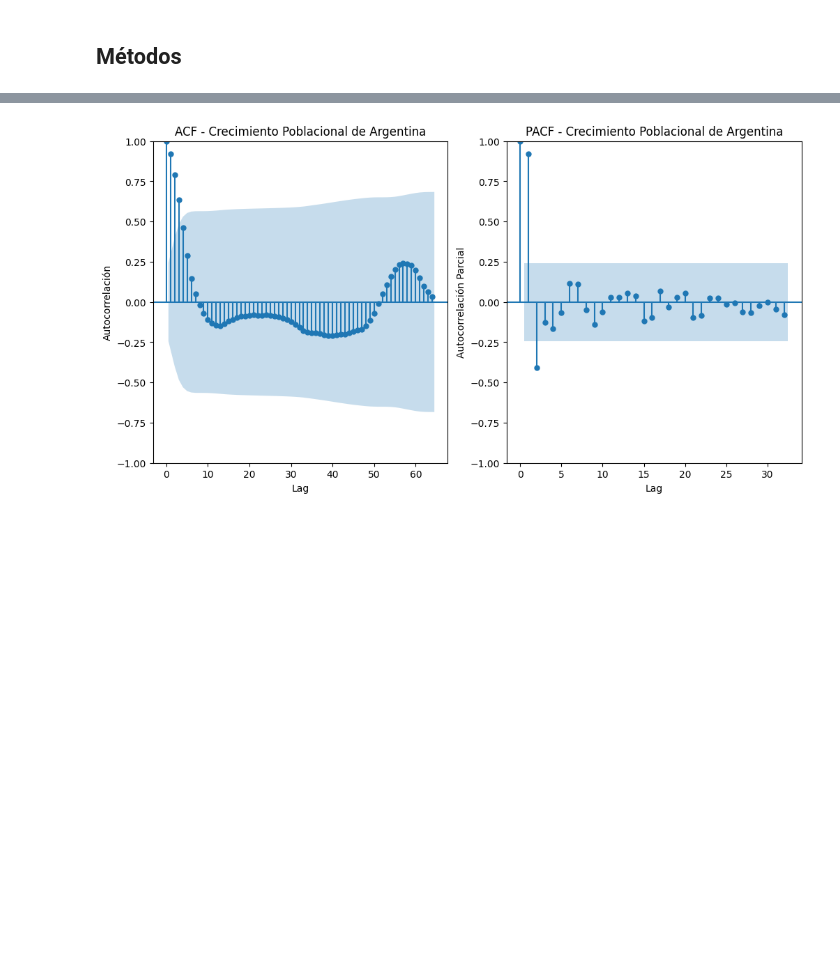
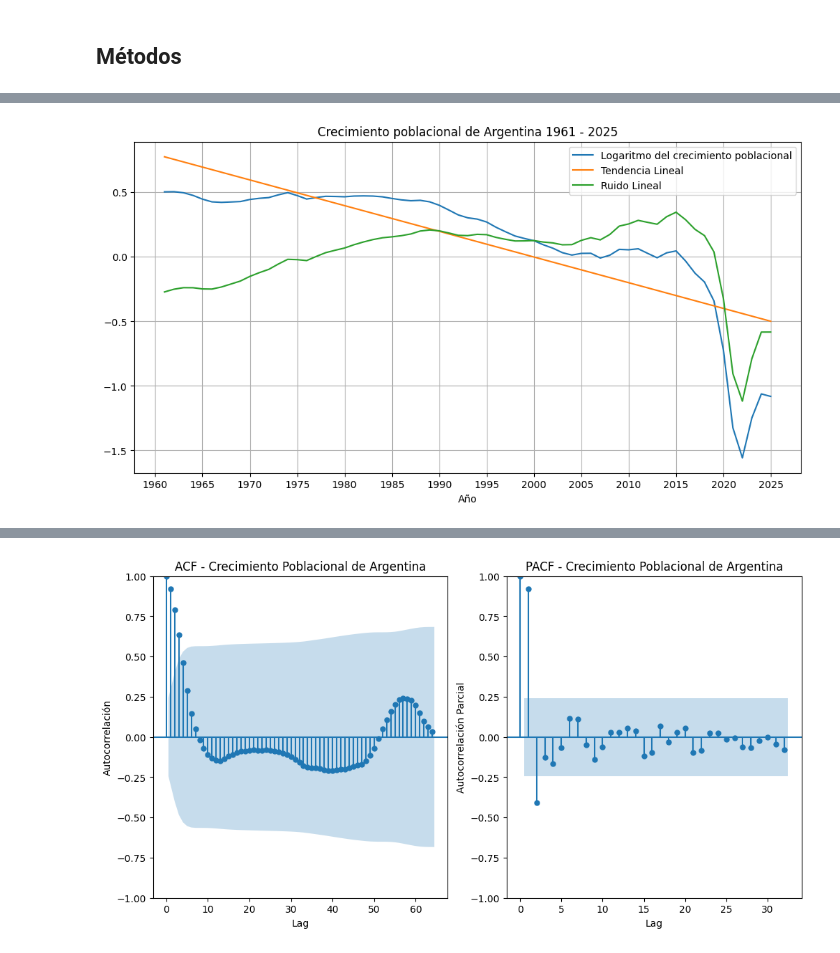
Before and after one commit to nadiasantillan/ucle-data, a Jupyter notebook: tp1/entrega.ipynb, the cells around one changed output, grey strips where cells are left out. Cells and saved outputs as stored; diff of their text form; code cells hidden in the pictures; blank space fills up the shorter version.

```diff
--- a/tp1/entrega.ipynb
+++ b/tp1/entrega.ipynb
@@ -59,0 +58,19 @@ plt.grid()
+# %%
+import numpy as np
+series["log_popgrowth"] = np.log(series["popgrowth"])
+series["detrend_linear_log"] = scipy.signal.detrend(series["log_popgrowth"], type="linear")
+series["trend_linear_log"] = series["log_popgrowth"] - series["detrend_linear_log"]
+series["detrend_constant_log"] = scipy.signal.detrend(series["log_popgrowth"], type="constant")
+series["trend_constant_log"] = series["log_popgrowth"] - series["detrend_constant_log"]
+# %%
+plt.figure(figsize=(12, 6))
+plt.plot(series["year"], series["log_popgrowth"])
+plt.plot(series["year"], series["trend_linear_log"])
+plt.plot(series["year"], series["detrend_linear_log"])
+plt.legend(["Logaritmo del crecimiento poblacional", "Tendencia Lineal", "Ruido Lineal"])
+plt.title(f"Crecimiento poblacional de Argentina {min(series['year'])} - {max(series['year'])}")
+plt.xlabel("Año")
+plt.xticks([i for i in range(min(series["year"])-1, max(series["year"]) + 1, 5)])
+plt.grid()
+# %% [output]
+[figure, added]
```
Also changed, not shown: parts of 6 cells of this notebook.
